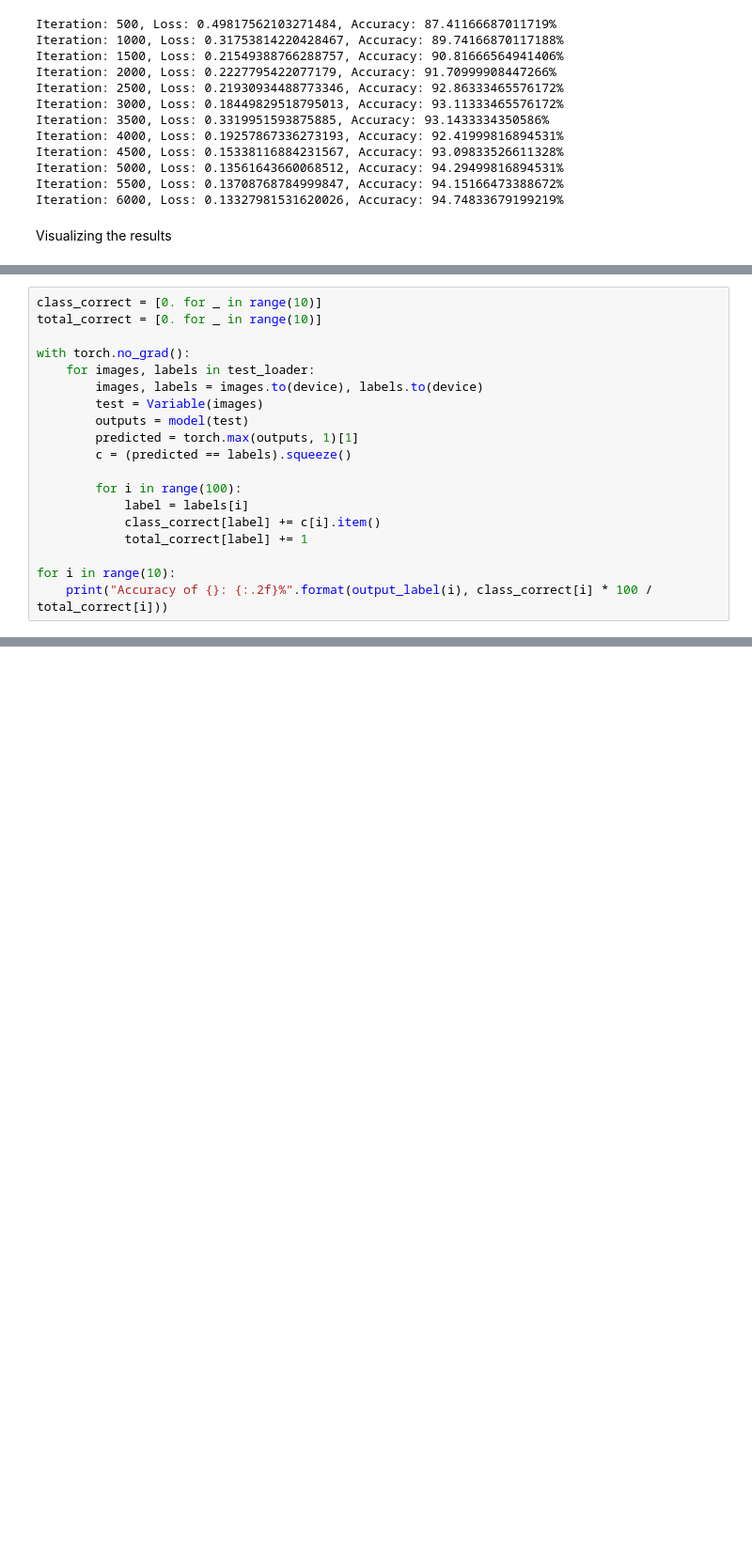
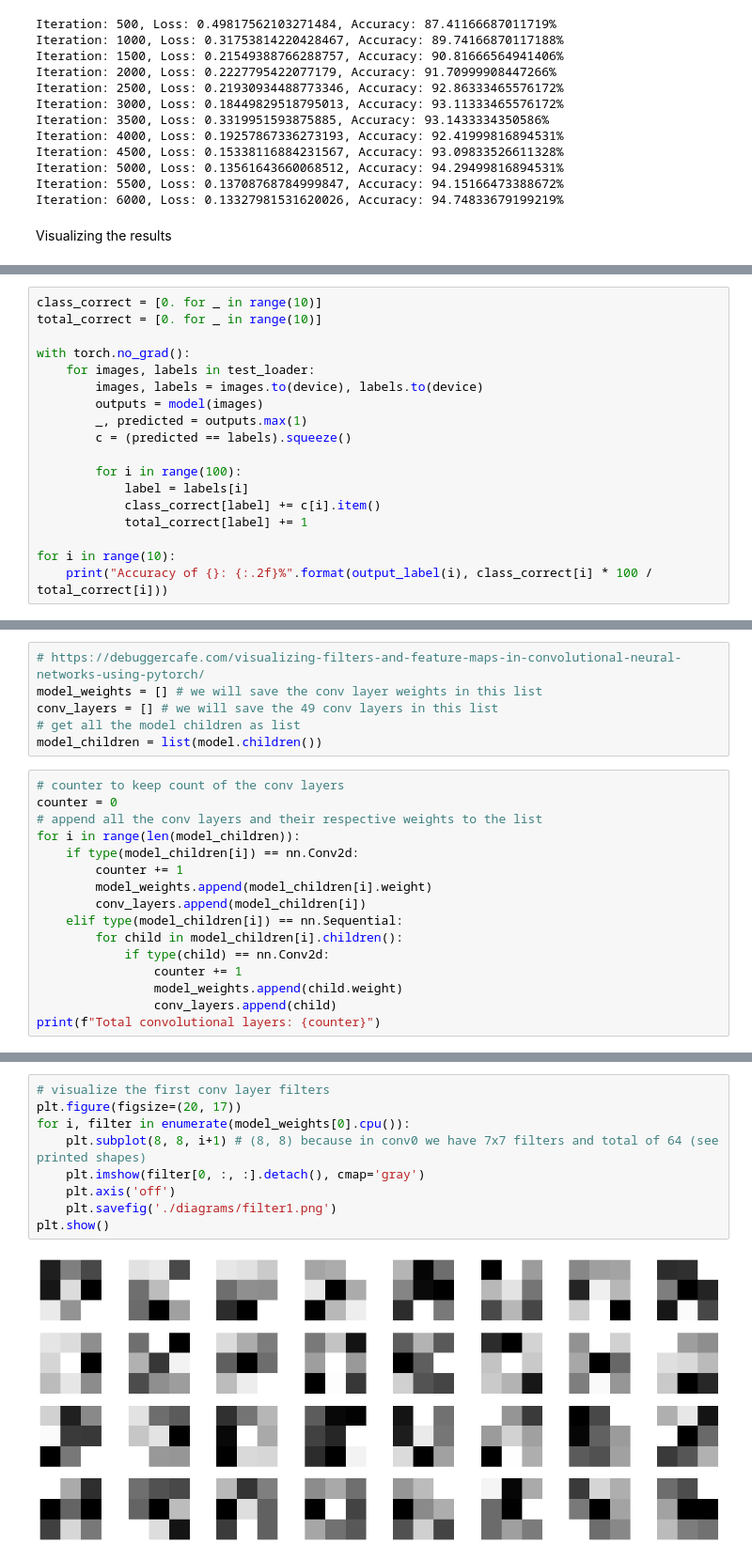
Before and after one commit to NUS-CS3244-AY2122S1-T42-Project/FashionMNIST, a Jupyter notebook: cNN.ipynb, the cells around one changed output, grey strips where cells are left out. Shown: that part at 94% size. Drawn from its saved outputs; the diff is of its cells as text; blank space fills up the shorter version.

```diff
--- a/cNN.ipynb
+++ b/cNN.ipynb
@@ -317,9 +433,8 @@ total_correct = [0. for _ in range(10)]
 with torch.no_grad():
     for images, labels in test_loader:
         images, labels = images.to(device), labels.to(device)
-        test = Variable(images)
-        outputs = model(test)
-        predicted = torch.max(outputs, 1)[1]
+        outputs = model(images)
+        _, predicted = outputs.max(1)
         c = (predicted == labels).squeeze()
 
         for i in range(100):
@@ -376,0 +458,22 @@ torch.__version__
+# %%
+# https://debuggercafe.com/visualizing-filters-and-feature-maps-in-convolutional-neural-networks-using-pytorch/
+model_weights = [] # we will save the conv layer weights in this list
+conv_layers = [] # we will save the 49 conv layers in this list
+# get all the model children as list
+model_children = list(model.children())
+# %%
+# counter to keep count of the conv layers
+counter = 0
+# append all the conv layers and their respective weights to the list
+for i in range(len(model_children)):
+    if type(model_children[i]) == nn.Conv2d:
+        counter += 1
+        model_weights.append(model_children[i].weight)
+        conv_layers.append(model_children[i])
+    elif type(model_children[i]) == nn.Sequential:
+        for child in model_children[i].children():
+            if type(child) == nn.Conv2d:
+                counter += 1
+                model_weights.append(child.weight)
+                conv_layers.append(child)
+print(f"Total convolutional layers: {counter}")
@@ -376,0 +490,11 @@ torch.__version__
+# %%
+# visualize the first conv layer filters
+plt.figure(figsize=(20, 17))
+for i, filter in enumerate(model_weights[0].cpu()):
+    plt.subplot(8, 8, i+1) # (8, 8) because in conv0 we have 7x7 filters and total of 64 (see printed shapes)
+    plt.imshow(filter[0, :, :].detach(), cmap='gray')
+    plt.axis('off')
+    plt.savefig('./diagrams/filter1.png')
+plt.show()
+# %% [output]
+[figure, added]
```
Also changed, not shown: parts of 24 cells of this notebook, 8 other files.
